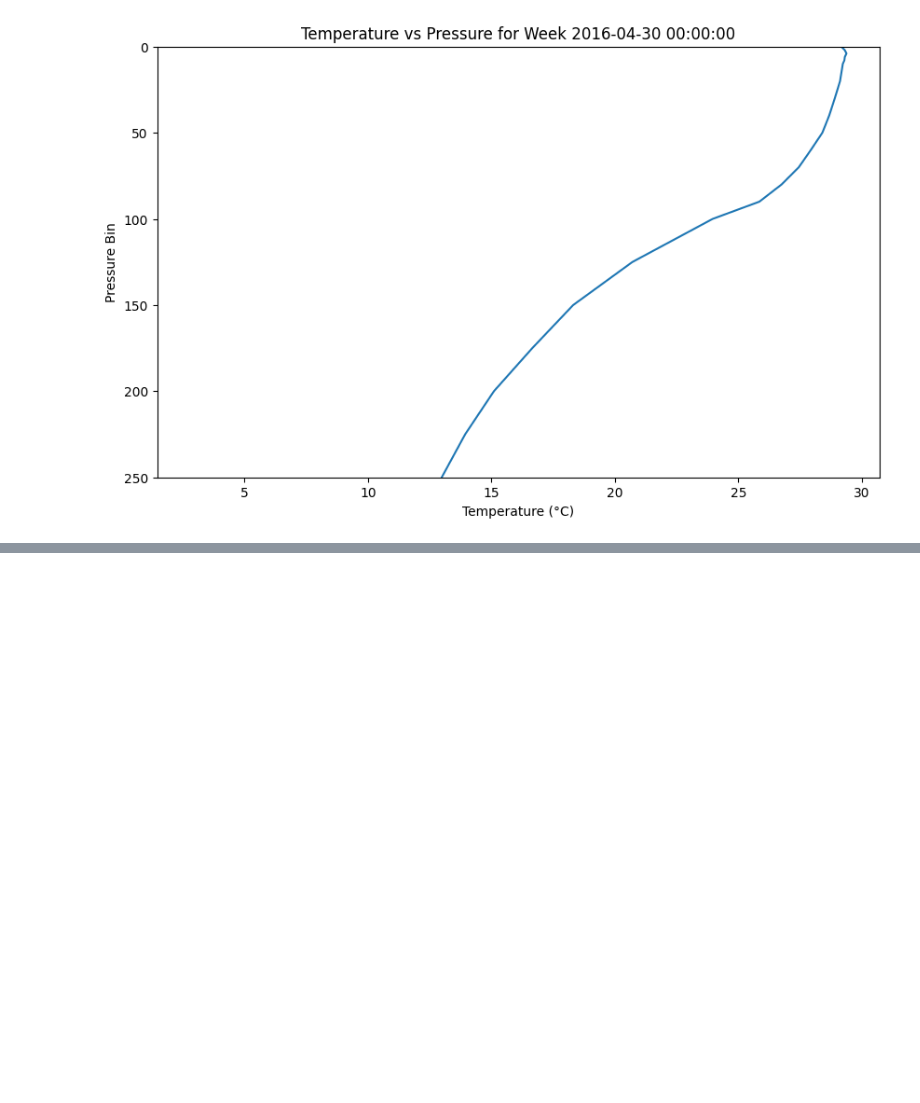
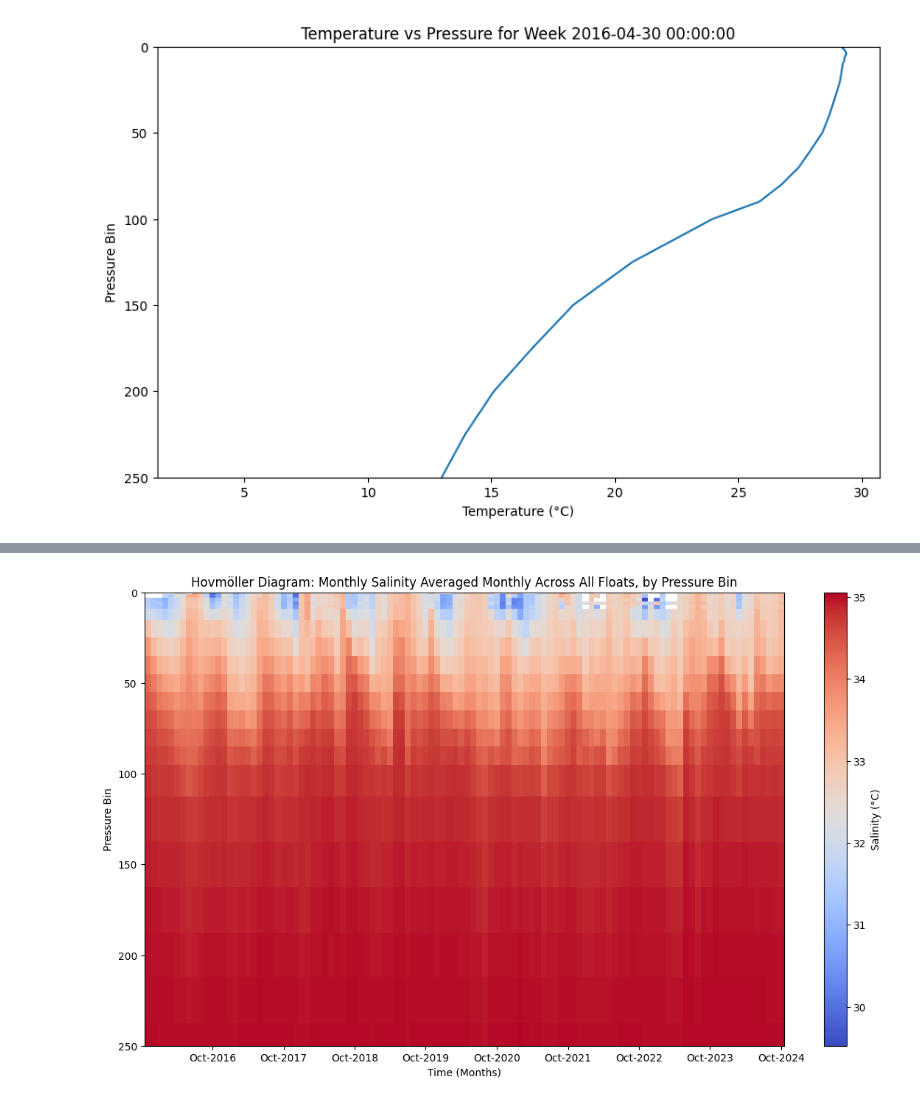
Before and after one commit to gabegekas/sioc210_data_project, a Jupyter notebook: scripts/test_lucie.ipynb, the cells around one changed output, grey strips where cells are left out. Drawn from its saved outputs; the diff is of its cells as text; code cells hidden in the pictures; blank space fills up the shorter version.

```diff
--- a/scripts/test_lucie.ipynb
+++ b/scripts/test_lucie.ipynb
@@ -143,3 +145,30 @@ plt.show()
+# %%
+# Plot hovmoller diagram of weekly averaged temperature over the pressure bins
+# Pivot the data to have TIME on the columns and PRES_BIN on the rows
+hovmoller_data = resampled_data.pivot(index='PRES_BIN', columns='TIME', values='avg_salinity')
+
+hovmoller_data.columns = pd.to_datetime(hovmoller_data.columns)
+
+# Plot the Hovmöller diagram with plt.pcolormesh
+plt.figure(figsize=(14, 8))
+plt.pcolormesh(hovmoller_data.columns, hovmoller_data.index, hovmoller_data.values, shading='auto', cmap='coolwarm')
+
+# Customizing the plot
+plt.colorbar(label='Salinity (°C)')
+plt.gca().invert_yaxis()  # Invert y-axis to have surface at the top
+plt.xlabel('Time (Months)')
+plt.ylabel('Pressure Bin')
+plt.title('Hovmöller Diagram: Monthly Salinity Averaged Monthly Across All Floats, by Pressure Bin')
+
+# Format x-axis ticks to show only month-year
+plt.gca().xaxis.set_major_locator(mdates.MonthLocator(interval=12))  # Show every month
+plt.gca().xaxis.set_major_formatter(mdates.DateFormatter('%b-%Y'))  # Format as 'Mon-Year'
+plt.ylim(250,0)
+
+# Display the plot
+plt.show()
+# %% [output]
+[figure, added]
 # %%
 # THIS SECTION IS WORK IN PROGRESS, WON't RUN as is
 
```
Also changed, not shown: parts of 2 cells of this notebook.
